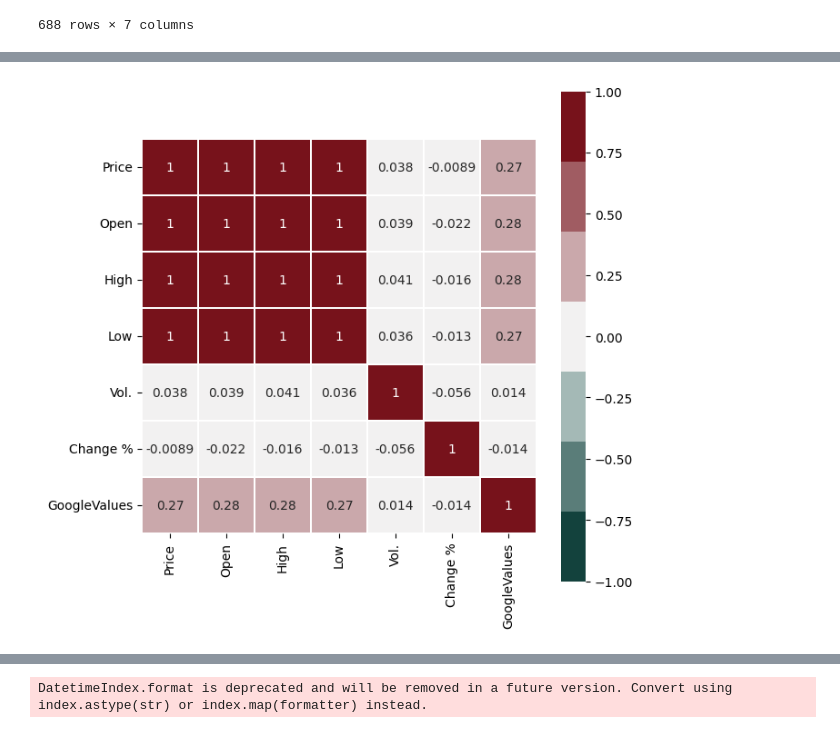
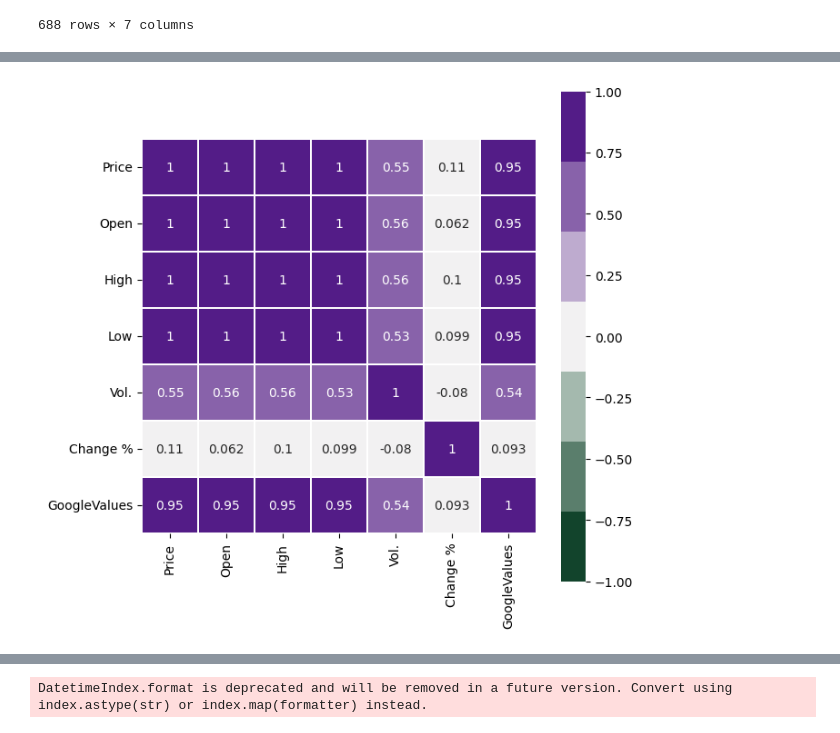
Before and after one commit to NicoUIcreator/btcData, a Jupyter notebook: notebooks/inicios.ipynb, the cells around one changed output, grey strips where cells are left out. Drawn from its saved outputs; the diff is of its cells as text; code cells hidden in the pictures.

```diff
--- a/notebooks/inicios.ipynb
+++ b/notebooks/inicios.ipynb
@@ -591,0 +613,16 @@ mergeTotal
+# %%
+
+yearr= 2017
+
+df_4_years = mergeTotal[mergeTotal.index.year.isin([yearr])]
+
+# Graficar los datos
+plt.plot(df_4_years.index, df_4_years[["GoogleValues"]])
+
+
+plt.xlabel('Fecha')
+plt.ylabel('Valor')
+plt.title(f'{yearr}')
+
+
+plt.show()
@@ -592,11 +631,13 @@ mergeTotal
 # %%
+
 plt.figure(figsize=(7,7))
-sns.heatmap(mergeTotal.corr(),
+
+sns.heatmap(mergeTotal[mergeTotal.index.year.isin([yearr])].corr(),
             vmin=-1,
             vmax=1,
-            cmap=sns.diverging_palette(180, 10, s=85, l=25, n=7),
+            cmap=sns.diverging_palette(145, 280, s=85, l=25, n=7),
             square=True,
             linewidths=.1,
             annot=True);
 # %% [output]
-[figure, old version]
+[figure, new version]
```
Also changed, not shown: parts of 13 cells of this notebook.
